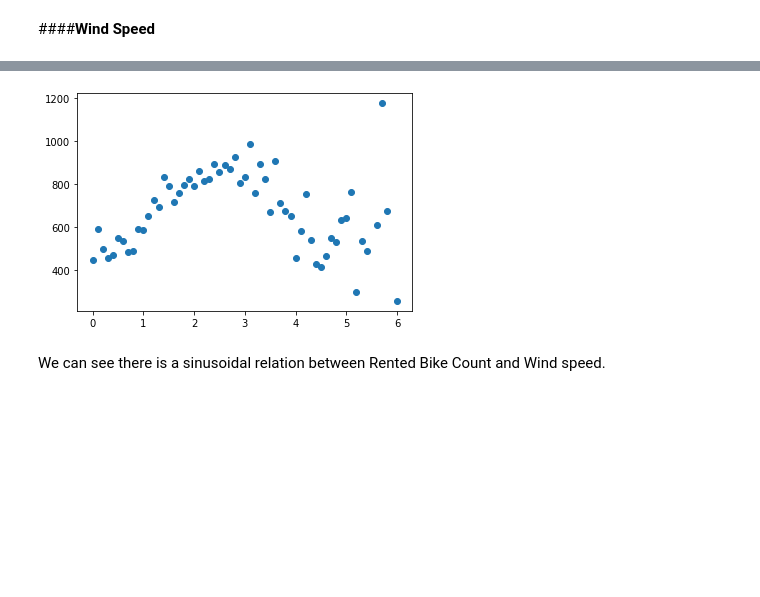
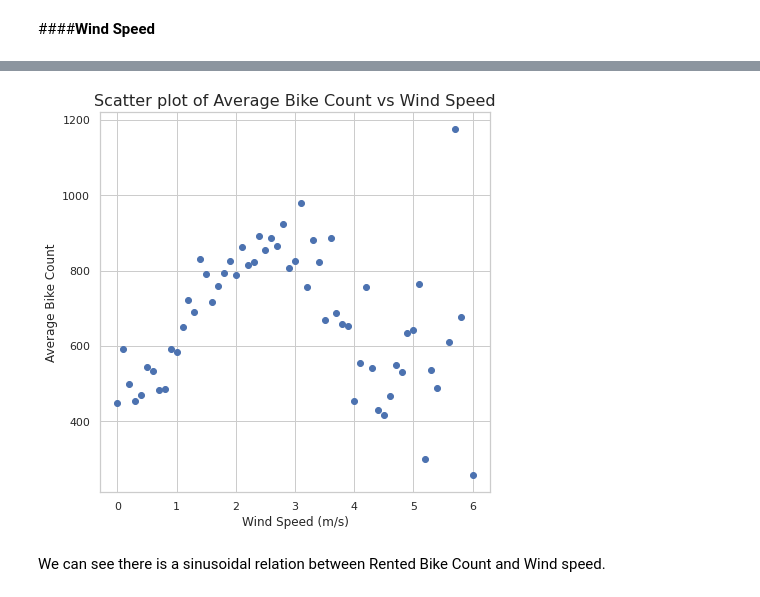
Before and after one commit to snehahampapura/Bike-Sharing-Demand-Prediction, a Jupyter notebook: Bike_Sharing_Demand_Prediction_Capstone_Project.ipynb, the cells around one changed output, grey strips where cells are left out. Saved outputs shown, nothing was run; the diff lists cells and outputs as text; code cells hidden in the pictures; blank space fills up the shorter version.

Commit message:
Data Analysis 3

```diff
--- a/Bike_Sharing_Demand_Prediction_Capstone_Project.ipynb
+++ b/Bike_Sharing_Demand_Prediction_Capstone_Project.ipynb
@@ -345,3 +391,6 @@ plt.show()
+# %%
+# lets drop the extreme cases, bike count more than 1250 for humidity less than 20.
+dataset.drop(dataset[(dataset['Humidity(%)']<20) & (dataset['Rented Bike Count']>1250)].index,axis=0,inplace=True)
 # %% [markdown]
 We can observe that as the humidity rises above 70%, there is a steep decrease in the bike demand.
 # %% [markdown]
@@ -355,12 +406,17 @@ plt.show()
 #Considering the value above 6 as an outlier, lets drop it.
 dataset.drop(dataset[dataset['Wind speed (m/s)']>6].index,axis=0,inplace=True)
 # %%
-temperature_bikecount=pd.DataFrame(dict(dataset.groupby('Wind speed (m/s)')['Rented Bike Count'].mean()),index=['Average Bike Count']).transpose().reset_index()
-temperature_bikecount.rename(columns={'index':'Wind speed (m/s)'},inplace=True)
-plt.scatter(temperature_bikecount['Wind speed (m/s)'],temperature_bikecount['Average Bike Count'])
+windspeed_bikecount=pd.DataFrame(dict(dataset.groupby('Wind speed (m/s)')['Rented Bike Count'].mean()),index=['Average Bike Count']).transpose().reset_index()
+windspeed_bikecount.rename(columns={'index':'Wind speed (m/s)'},inplace=True)
+
+plt.figure(figsize=(7,7))
+plt.scatter(windspeed_bikecount['Wind speed (m/s)'],windspeed_bikecount['Average Bike Count'])
+plt.title("Scatter plot of Average Bike Count vs Wind Speed",fontsize=16)
+plt.xlabel("Wind Speed (m/s)")
+plt.ylabel("Average Bike Count")
 plt.show()
 # %% [output]
-[figure, old version]
+[figure, new version]
 # %% [markdown]
 We can see there is a sinusoidal relation between Rented Bike Count and Wind speed.
 # %% [markdown]
```
Also changed, not shown: parts of 49 cells of this notebook.
